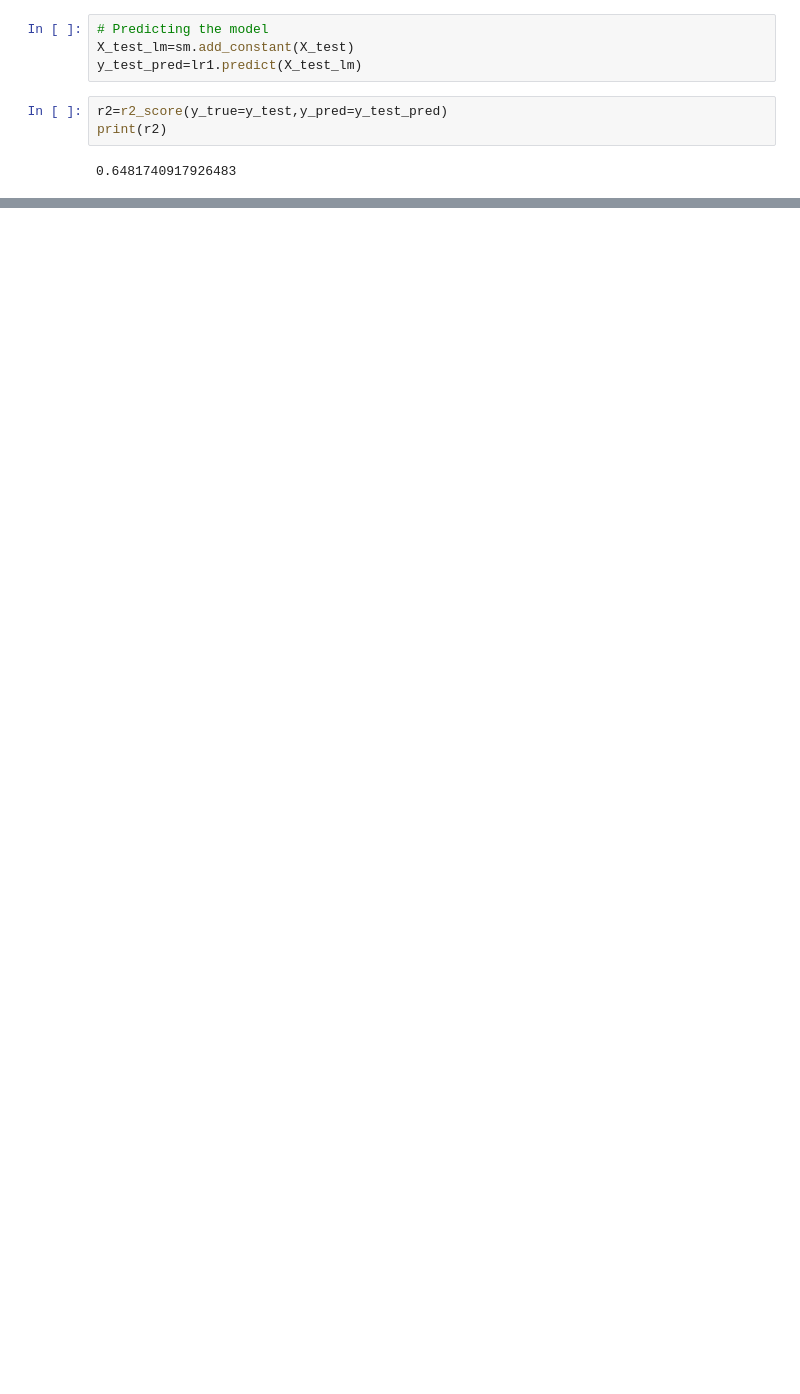
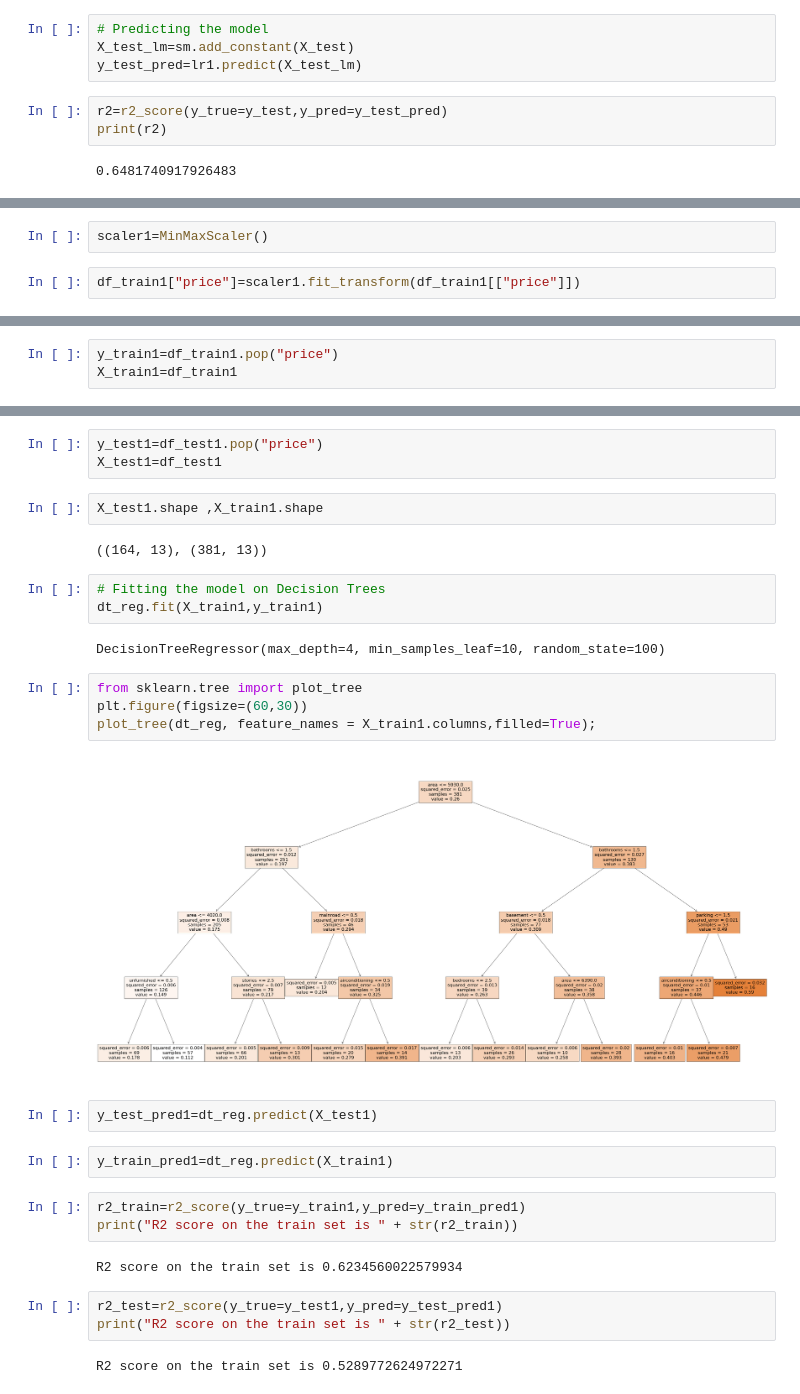
Before and after one commit to MV2404/-Projects, a Jupyter notebook: House Price Prediction using scikit learn.ipynb, the cells around one changed output, grey strips where cells are left out. Drawn from its saved outputs; the diff is of its cells as text; blank space fills up the shorter version.

```diff
--- a/House Price Prediction using scikit learn.ipynb
+++ b/House Price Prediction using scikit learn.ipynb
@@ -490,0 +518,4 @@ print(r2)
+# %%
+scaler1=MinMaxScaler()
+# %%
+df_train1["price"]=scaler1.fit_transform(df_train1[["price"]])
@@ -490,0 +524,3 @@ print(r2)
+# %%
+y_train1=df_train1.pop("price")
+X_train1=df_train1
@@ -490,0 +536,32 @@ print(r2)
+# %%
+y_test1=df_test1.pop("price")
+X_test1=df_test1
+# %%
+X_test1.shape ,X_train1.shape
+# %% [output]
+((164, 13), (381, 13))
+# %%
+# Fitting the model on Decision Trees
+dt_reg.fit(X_train1,y_train1)
+# %% [output]
+DecisionTreeRegressor(max_depth=4, min_samples_leaf=10, random_state=100)
+# %%
+from sklearn.tree import plot_tree
+plt.figure(figsize=(60,30))
+plot_tree(dt_reg, feature_names = X_train1.columns,filled=True);
+# %% [output]
+[figure, added]
+# %%
+y_test_pred1=dt_reg.predict(X_test1)
+# %%
+y_train_pred1=dt_reg.predict(X_train1)
+# %%
+r2_train=r2_score(y_true=y_train1,y_pred=y_train_pred1)
+print("R2 score on the train set is " + str(r2_train))
+# %% [output]
+R2 score on the train set is 0.6234560022579934
+# %%
+r2_test=r2_score(y_true=y_test1,y_pred=y_test_pred1)
+print("R2 score on the train set is " + str(r2_test))
+# %% [output]
+R2 score on the train set is 0.5289772624972271
```
Also changed, not shown: parts of 35 cells of this notebook, 1 other file.
